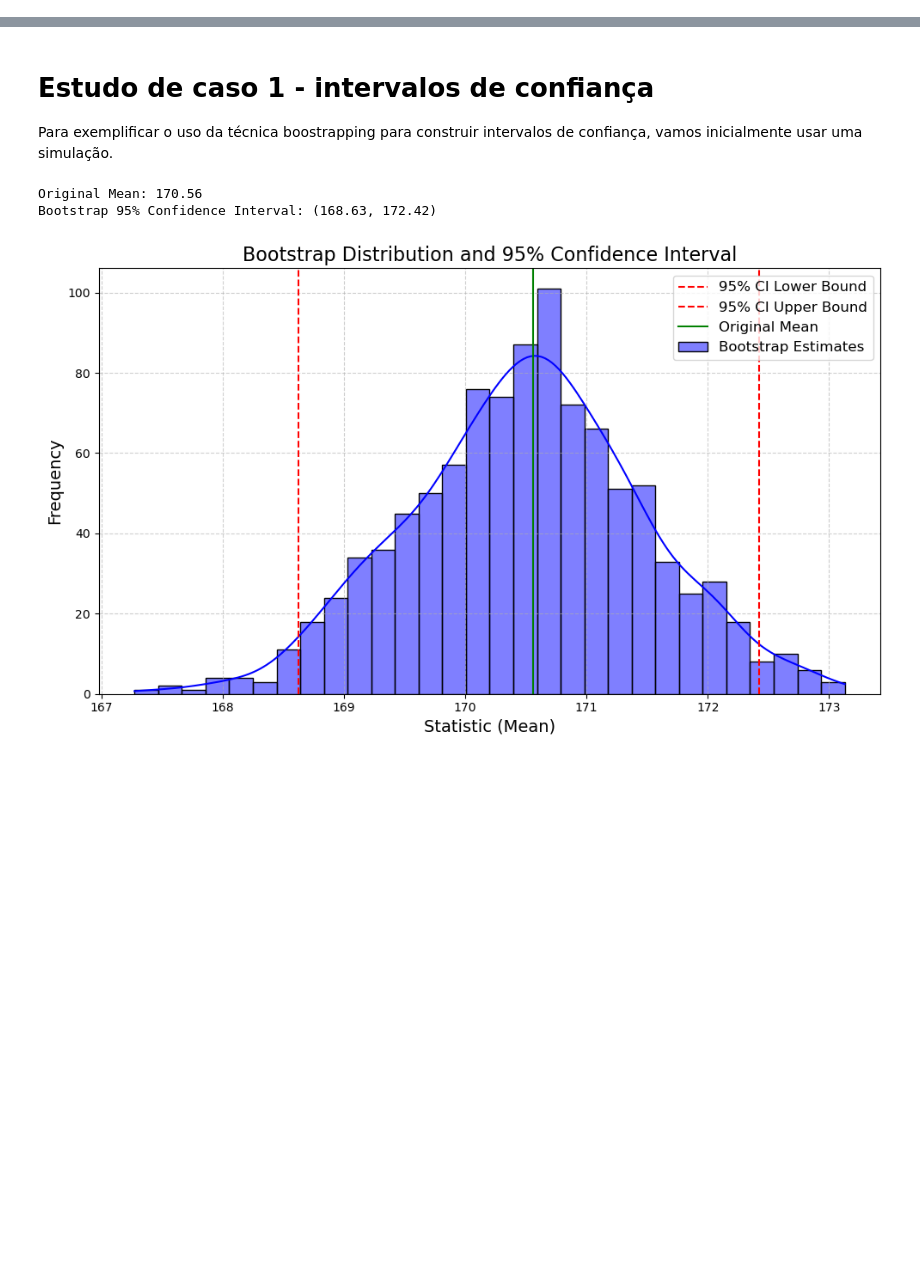
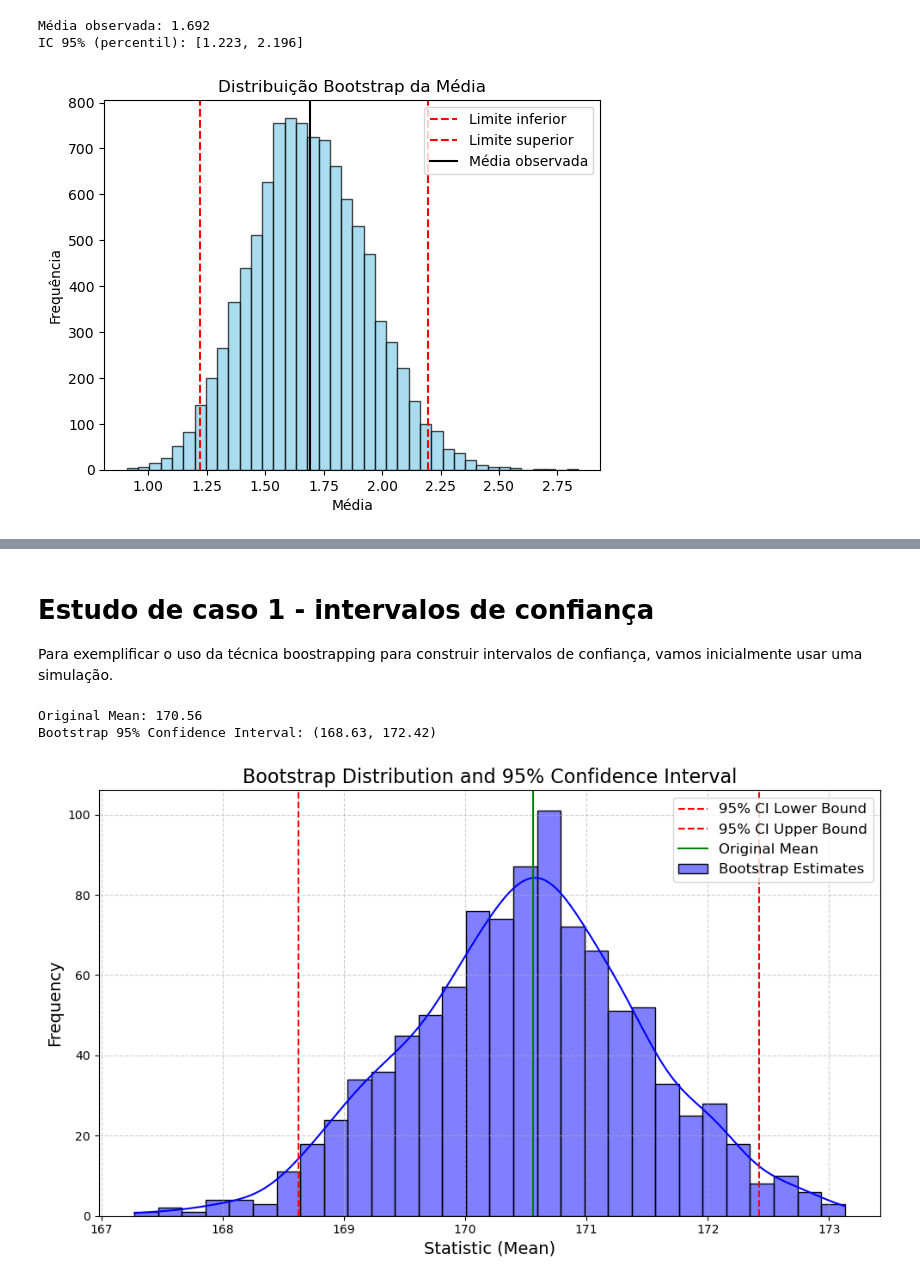
Before and after one commit to AILAB-CEFET-RJ/gcc1625, a Jupyter notebook: notebooks/09_bootstrapping.ipynb, the cells around one changed output, grey strips where cells are left out. Saved outputs shown, nothing was run; the diff lists cells and outputs as text; code cells hidden in the pictures; blank space fills up the shorter version.

```diff
--- a/notebooks/09_bootstrapping.ipynb
+++ b/notebooks/09_bootstrapping.ipynb
@@ -73,0 +154,50 @@ Em geral, quanto maior a quantidade de reamostras usadas para produzir a aproxim
+# %%
+import numpy as np
+import matplotlib.pyplot as plt
+
+# ---------------------------
+# 1. Dados simulados
+# ---------------------------
+np.random.seed(42)
+sample = np.random.exponential(scale=2.0, size=50)  # Distribuição assimétrica
+
+# Estatística observada
+mean_obs = np.mean(sample)
+print(f"Média observada: {mean_obs:.3f}")
+
+# ---------------------------
+# 2. Bootstrapping
+# ---------------------------
+B = 10000  # número de reamostragens
+boot_means = []
+
+for _ in range(B):
+    resample = np.random.choice(sample, size=len(sample), replace=True)
+    boot_mean = np.mean(resample)
+    boot_means.append(boot_mean)
+
+boot_means = np.array(boot_means)
+
+# ---------------------------
+# 3. Intervalo de confiança (percentil)
+# ---------------------------
+lower = np.percentile(boot_means, 2.5)
+upper = np.percentile(boot_means, 97.5)
+print(f"IC 95% (percentil): [{lower:.3f}, {upper:.3f}]")
+
+# ---------------------------
+# 4. Visualização
+# ---------------------------
+plt.hist(boot_means, bins=40, color='skyblue', edgecolor='k', alpha=0.7)
+plt.axvline(lower, color='red', linestyle='--', label='Limite inferior')
+plt.axvline(upper, color='red', linestyle='--', label='Limite superior')
+plt.axvline(mean_obs, color='black', linestyle='-', label='Média observada')
+plt.title('Distribuição Bootstrap da Média')
+plt.xlabel('Média')
+plt.ylabel('Frequência')
+plt.legend()
+plt.show()
+# %% [output]
+Média observada: 1.692
+IC 95% (percentil): [1.223, 2.196]
+[figure, added]
```
Also changed, not shown: parts of 10 cells of this notebook, 4 other files.
